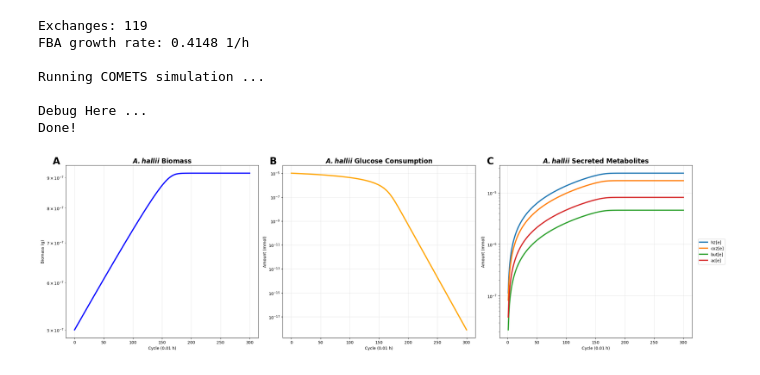
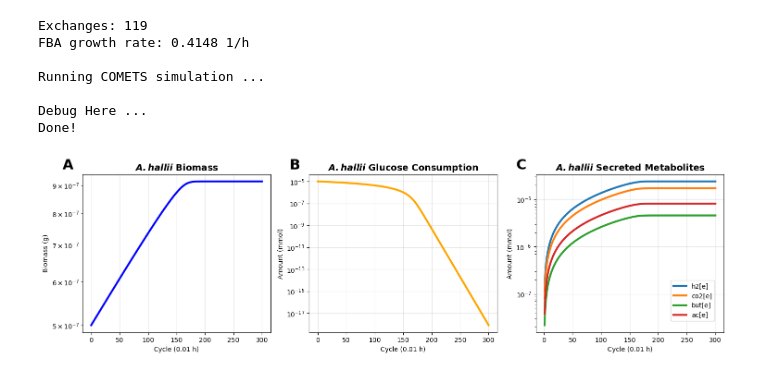
Before and after one commit to m-3-lab/SpatialFBAExample, a Jupyter notebook: Paper Code/3_2_1_Individual.ipynb, the cells around one changed output. Saved outputs shown, nothing was run; the diff lists cells and outputs as text; code cells hidden in the pictures.

```diff
--- a/Paper Code/3_2_1_Individual.ipynb
+++ b/Paper Code/3_2_1_Individual.ipynb
@@ -229,5 +231,5 @@ Done!
 # %%
-fig, axs = plt.subplots(1, 3, figsize=(24, 7))
+fig, axs = plt.subplots(1, 3, figsize=(15, 4.5))
 
 # Panel 1: Biomass
 bio = sim_BI.total_biomass # extract biomass time series
@@ -236,7 +238,7 @@ axs[0].plot(bio["cycle"], bio["b_infantis"], lw=3, color="blue")
 axs[0].set_yscale("log")
 axs[0].set_xlabel("Cycle (0.01 h)")
 axs[0].set_ylabel("Biomass (g)")
-axs[0].set_title(r"$\bfit{B. infantis}$ Biomass", fontsize=16, fontweight="bold")
+axs[0].set_title(r"$\bfit{B. infantis}$ Biomass", fontsize=14, fontweight="bold")
 axs[0].grid(alpha=0.3)
 yticks = np.logspace(np.log10(bio["b_infantis"].min()),np.log10(bio["b_infantis"].max()),7)
 yticks_labels = [f"{tick:.2e}" for tick in yticks]
@@ -249,7 +251,7 @@ axs[1].plot(ts["cycle"], ts["glc_D[e]"], lw=3, color="orange")
 axs[1].set_yscale("log")
 axs[1].set_xlabel("Cycle (0.01 h)")
 axs[1].set_ylabel("Amount (mmol)")
-axs[1].set_title(r"$\bfit{B. infantis}$ Glucose Consumption", fontsize=16, fontweight="bold")
+axs[1].set_title(r"$\bfit{B. infantis}$ Glucose Consumption", fontsize=14, fontweight="bold")
 axs[1].grid(alpha=0.3)
 
 # Panel 3: Secreted metabolites
@@ -268,17 +270,17 @@ for m in sorted(secreted, reverse=True):
 axs[2].set_yscale("log")
 axs[2].set_xlabel("Cycle (0.01 h)")
 axs[2].set_ylabel("Amount (mmol)")
-axs[2].set_title(r"$\bfit{B. infantis}$ Secreted Metabolites", fontsize=16, fontweight="bold")
-axs[2].legend(fontsize=10, loc="center left", bbox_to_anchor=(1.02, 0.5))
+axs[2].set_title(r"$\bfit{B. infantis}$ Secreted Metabolites", fontsize=14, fontweight="bold")
+axs[2].legend(fontsize=10, loc="center left", bbox_to_anchor=(0.7, 0.2))
 axs[2].grid(alpha=0.3)
 
 labels = ['A', 'B', 'C']
 for ax, label in zip(axs.flat, labels):
     # label in top-left, outside plot
     ax.text(
-        -0.03, 1.05, label,
+        -0.05, 1.1, label,
         transform=ax.transAxes,
-        fontsize=24,
+        fontsize=22,
         fontweight='bold',
         va='top',
         ha='right')
@@ -286,5 +288,5 @@ for ax, label in zip(axs.flat, labels):
 fig.tight_layout()
 plt.show()
 
-fig.savefig('B_infantis_monoculture.png', dpi=300, bbox_inches='tight')
+fig.savefig('B_infantis_monoculture.png', dpi=600, bbox_inches='tight')
 # %% [output]
@@ -348,7 +350,7 @@ Running COMETS simulation ...
 Debug Here ...
 Done!
 # %%
-fig, axs = plt.subplots(1, 3, figsize=(24, 7))
+fig, axs = plt.subplots(1, 3, figsize=(15, 4.5))
 
 # Panel 1: Biomass
 bio = sim_AH.total_biomass # extract biomass time series
@@ -357,7 +359,7 @@ axs[0].plot(bio["cycle"], bio["a_hallii"], lw=3, color="blue")
 axs[0].set_yscale("log")
 axs[0].set_xlabel("Cycle (0.01 h)")
 axs[0].set_ylabel("Biomass (g)")
-axs[0].set_title(r"$\bfit{A. hallii}$ Biomass", fontsize=16, fontweight="bold")
+axs[0].set_title(r"$\bfit{A. hallii}$ Biomass", fontsize=14, fontweight="bold")
 axs[0].grid(alpha=0.3)
 
 # Panel 2: Glucose
@@ -367,40 +369,40 @@ axs[1].plot(ts["cycle"], ts["glc_D[e]"], lw=3, color="orange")
 axs[1].set_yscale("log")
 axs[1].set_xlabel("Cycle (0.01 h)")
 axs[1].set_ylabel("Amount (mmol)")
-axs[1].set_title(r"$\bfit{A. hallii}$ Glucose Consumption", fontsize=16, fontweight="bold")
+axs[1].set_title(r"$\bfit{A. hallii}$ Glucose Consumption", fontsize=14, fontweight="bold")
 axs[1].grid(alpha=0.3)
 
 # Panel 3: Secreted metabolites
 initial_media_mets = background_met_ids | {"glc_D[e]"}
 secreted = [m for m in ts.columns if m not in initial_media_mets and m not in ["cycle"] and "biomass" not in m.lower()]
 
 for m in sorted(secreted, reverse=True):
     y = ts[m].to_numpy(dtype=float)
     y[y <= 0] = np.nan
     if np.any(y > 1e-13): # only plot if there's a significant secretion
         axs[2].plot(ts["cycle"], y, lw=3, label=m)
 
 axs[2].set_yscale("log")
 axs[2].set_xlabel("Cycle (0.01 h)")
 axs[2].set_ylabel("Amount (mmol)")
-axs[2].set_title(r"$\bfit{A. hallii}$ Secreted Metabolites", fontsize=16, fontweight="bold")
-axs[2].legend(fontsize=10, loc="center left", bbox_to_anchor=(1.02, 0.5))
+axs[2].set_title(r"$\bfit{A. hallii}$ Secreted Metabolites", fontsize=14, fontweight="bold")
+axs[2].legend(fontsize=10, loc="center left", bbox_to_anchor=(0.7, 0.2))
 axs[2].grid(alpha=0.3)
 
 labels = ['A', 'B', 'C']
 for ax, label in zip(axs.flat, labels):
     # label in top-left, outside plot
     ax.text(
-        -0.03, 1.05, label,
+        -0.05, 1.1, label,
         transform=ax.transAxes,
-        fontsize=24,
+        fontsize=22,
         fontweight='bold',
         va='top',
         ha='right')
 
 fig.tight_layout()
 plt.show()
 
-fig.savefig('A_hallii_monoculture.png', dpi=300, bbox_inches='tight')
+fig.savefig('A_hallii_monoculture.png', dpi=600, bbox_inches='tight')
 # %% [output]
-[figure, old version]
+[figure, new version]
```
Also changed, not shown: parts of 2 cells of this notebook, 12 other files.
